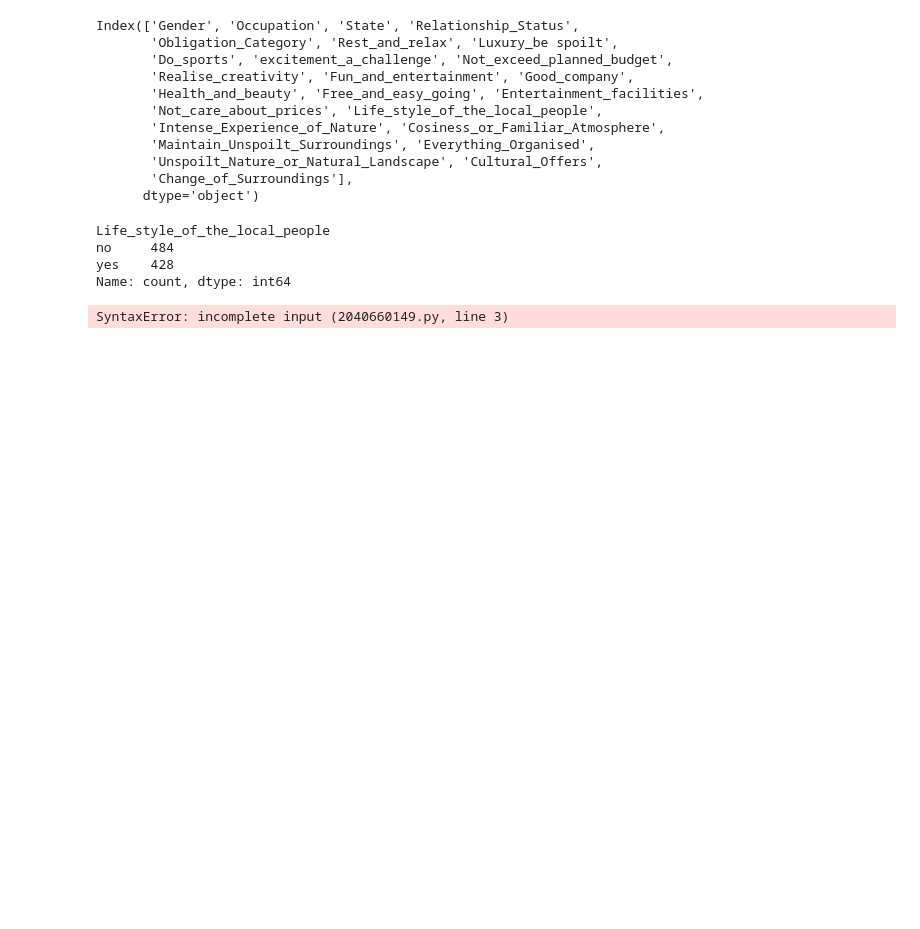
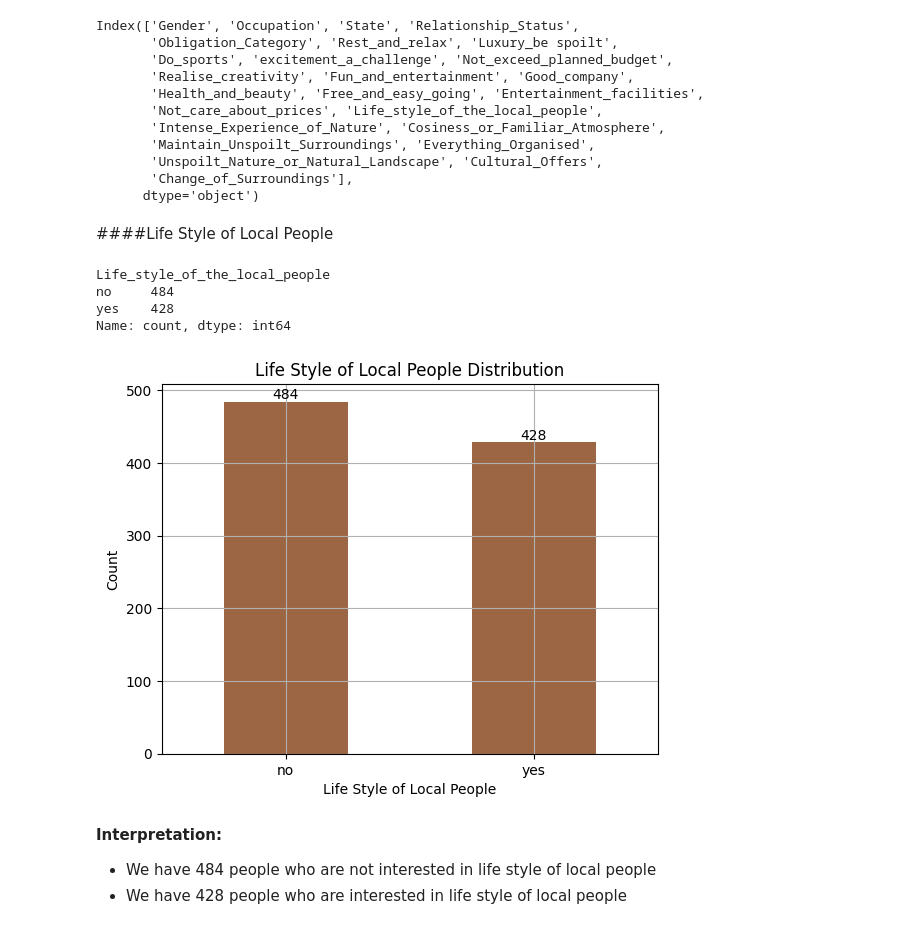
Before and after one commit to Uraniumking007/College-Stuff, a Jupyter notebook: BE/codeunnati/python_scripts_ckpcet/project_on_data_analytics/data_analytics_on_vacation_data/Data_Analytics_On_Vacation_Data.ipynb, the cells around one changed output. Cells and saved outputs as stored; diff of their text form; code cells hidden in the pictures; blank space fills up the shorter version.

```diff
--- a/BE/codeunnati/python_scripts_ckpcet/project_on_data_analytics/data_analytics_on_vacation_data/Data_Analytics_On_Vacation_Data.ipynb
+++ b/BE/codeunnati/python_scripts_ckpcet/project_on_data_analytics/data_analytics_on_vacation_data/Data_Analytics_On_Vacation_Data.ipynb
@@ -32,11 +32,11 @@ def to_fixed(num, digits=0):
 # Plot the Data
 def plot_bar_chart(counts: pd.Series, title: str, xlabel: str, ylabel: str, rotationValue: int):
     ax = counts.plot(kind='bar',color='#9c6644',title='Not Care about Prices Distribution',grid=True)
-    ax.bar_label(ax.containers[0])
     plt.title(title)
     plt.xlabel(xlabel)
     plt.ylabel(ylabel)
     plt.xticks(rotation=rotationValue)
+    plt.bar_label(ax.containers[0])
     plt.show()
 # %% [markdown]
 # Load the Data
@@ -1259,3 +1255,5 @@ Index(['Gender', 'Occupation', 'State', 'Relationship_Status',
+# %% [markdown]
+####Life Style of Local People
 # %%
 # show the count
 
@@ -1268,6 +1266,11 @@ Name: count, dtype: int64
 # %%
 # plot the data
 
-plot_bar_chart(df_cat.Life_style_of_the_local_people.value_counts(), 'Life Style of Local People Distribution', 'Life Style of Local People', 'Count', plt.xticks(rotation=0)
+plot_bar_chart(df_cat.Life_style_of_the_local_people.value_counts(), 'Life Style of Local People Distribution', 'Life Style of Local People', 'Count', 0)
 # %% [output]
-SyntaxError: incomplete input (2040660149.py, line 3)
+[figure, added]
+# %% [markdown]
+**Interpretation:**
+
+- We have 484 people who are not interested in life style of local people
+- We have 428 people who are interested in life style of local people
```
Also changed, not shown: parts of 44 cells of this notebook.
